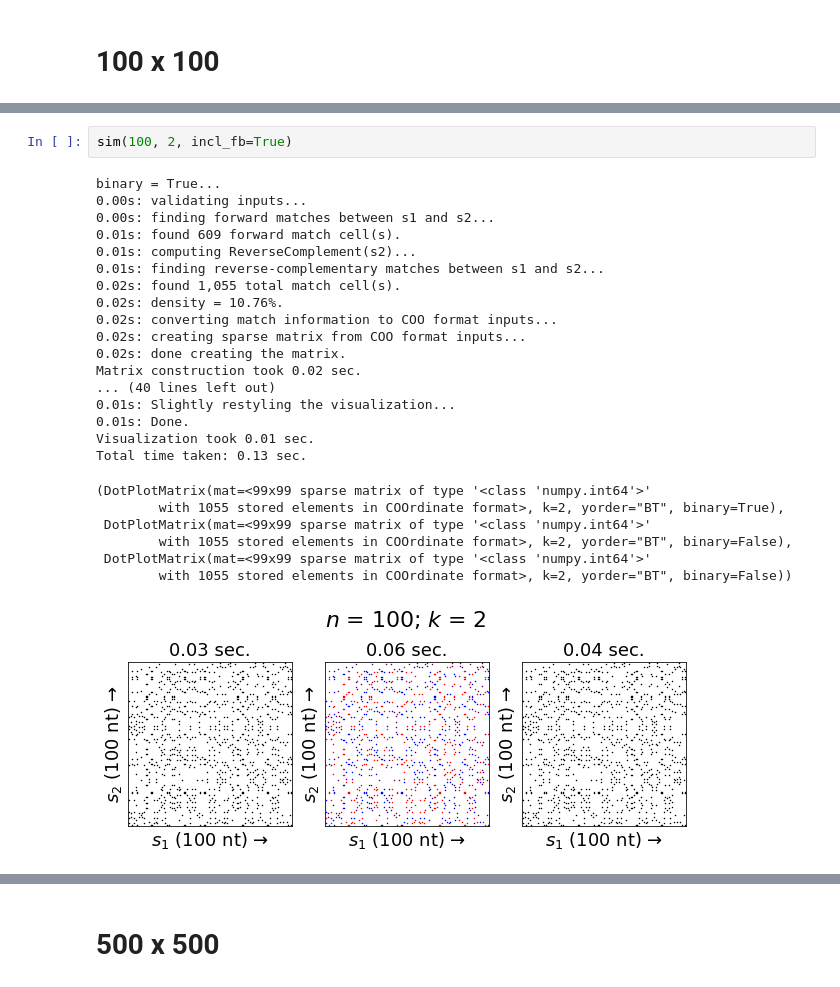
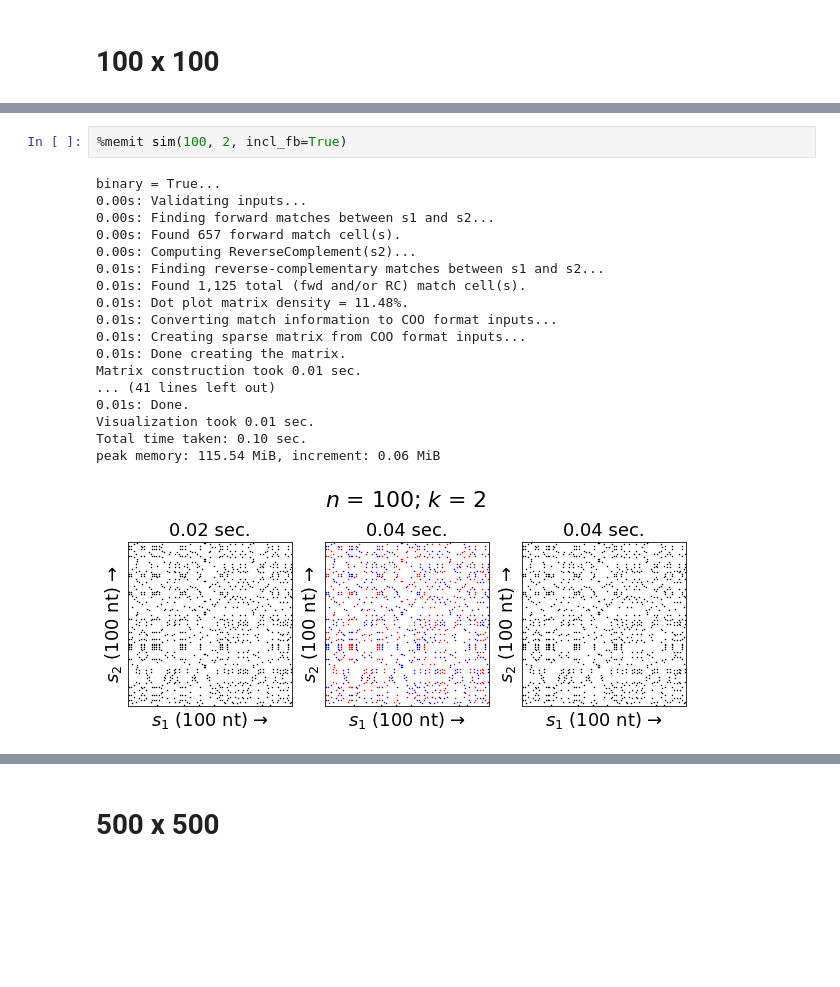
Before and after one commit to fedarko/wotplot, a Jupyter notebook: docs/Benchmarking.ipynb, the cells around one changed output, grey strips where cells are left out. Drawn from its saved outputs; the diff is of its cells as text; blank space fills up the shorter version.

```diff
--- a/docs/Benchmarking.ipynb
+++ b/docs/Benchmarking.ipynb
@@ -96,28 +98,22 @@ Total time taken: 0.19 sec.
 # %%
-sim(100, 2, incl_fb=True)
+%memit sim(100, 2, incl_fb=True)
 # %% [output]
 binary = True...
-0.00s: validating inputs...
-0.00s: finding forward matches between s1 and s2...
-0.01s: found 609 forward match cell(s).
-0.01s: computing ReverseComplement(s2)...
-0.01s: finding reverse-complementary matches between s1 and s2...
-0.02s: found 1,055 total match cell(s).
-0.02s: density = 10.76%.
-0.02s: converting match information to COO format inputs...
-0.02s: creating sparse matrix from COO format inputs...
-0.02s: done creating the matrix.
-Matrix construction took 0.02 sec.
-... (40 lines left out)
-0.01s: Slightly restyling the visualization...
+0.00s: Validating inputs...
+0.00s: Finding forward matches between s1 and s2...
+0.00s: Found 657 forward match cell(s).
+0.00s: Computing ReverseComplement(s2)...
+0.01s: Finding reverse-complementary matches between s1 and s2...
+0.01s: Found 1,125 total (fwd and/or RC) match cell(s).
+0.01s: Dot plot matrix density = 11.48%.
+0.01s: Converting match information to COO format inputs...
+0.01s: Creating sparse matrix from COO format inputs...
+0.01s: Done creating the matrix.
+Matrix construction took 0.01 sec.
+... (41 lines left out)
 0.01s: Done.
 Visualization took 0.01 sec.
-Total time taken: 0.13 sec.
+Total time taken: 0.10 sec.
+peak memory: 115.54 MiB, increment: 0.06 MiB
-(DotPlotMatrix(mat=<99x99 sparse matrix of type '<class 'numpy.int64'>'
-        with 1055 stored elements in COOrdinate format>, k=2, yorder="BT", binary=True),
- DotPlotMatrix(mat=<99x99 sparse matrix of type '<class 'numpy.int64'>'
-        with 1055 stored elements in COOrdinate format>, k=2, yorder="BT", binary=False),
- DotPlotMatrix(mat=<99x99 sparse matrix of type '<class 'numpy.int64'>'
-        with 1055 stored elements in COOrdinate format>, k=2, yorder="BT", binary=False))
-[figure, old version]
+[figure, new version]
 # %%
```
Also changed, not shown: parts of 27 cells of this notebook.
